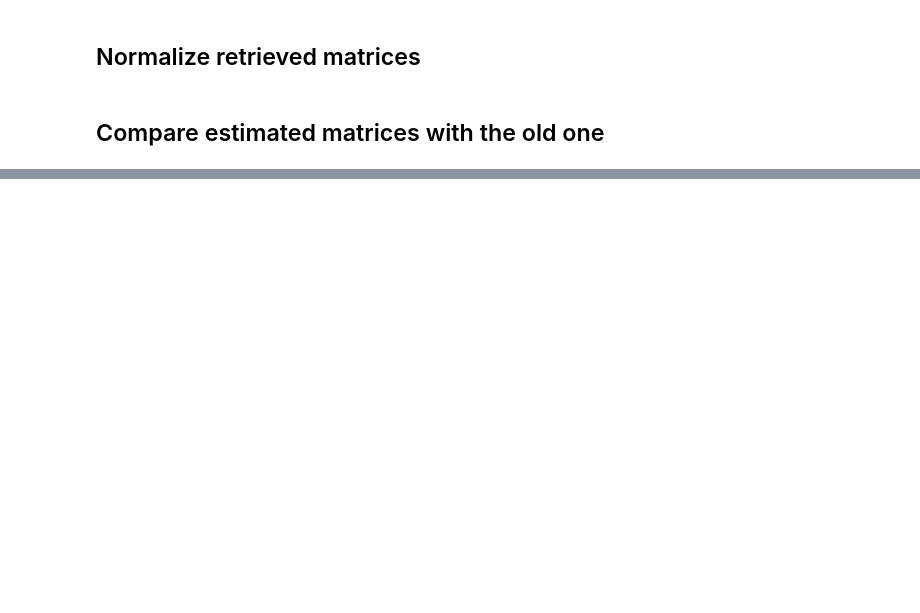
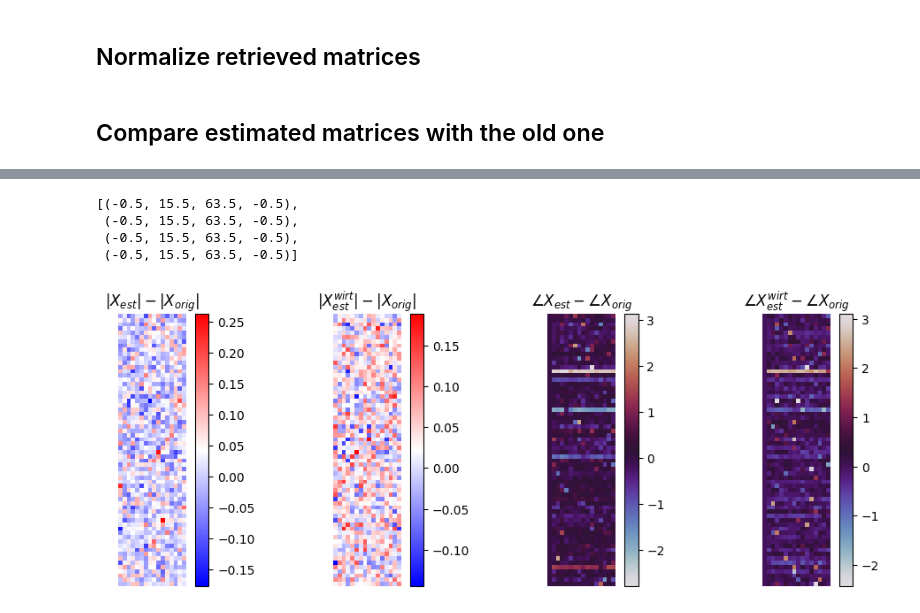
Before and after one commit to jysru/pim_methods, a Jupyter notebook: check_pim_tmr_diffuser.ipynb, the cells around one changed output, grey strips where cells are left out. Cells and saved outputs as stored; diff of their text form; code cells hidden in the pictures; blank space fills up the shorter version.

```diff
--- a/check_pim_tmr_diffuser.ipynb
+++ b/check_pim_tmr_diffuser.ipynb
@@ -75,0 +76,18 @@ pls.append(axs[5].imshow(np.angle(X2.T), cmap="twilight"))
+# %%
+titles = [r"$|X_{est}| - |X_{orig}|$", r"$|X_{est}^{wirt}| - |X_{orig}|$", r"$\angle X_{est} - \angle X_{orig}$", r"$\angle X_{est}^{wirt} - \angle X_{orig}$"]
+pls = []
+
+fig, axs = plt.subplots(1, 4, figsize=(12,4))
+pls.append(axs[0].imshow(np.abs(X1.T) - np.abs(X), cmap="bwr"))
+pls.append(axs[1].imshow(np.abs(X2.T) - np.abs(X), cmap="bwr"))
+pls.append(axs[2].imshow(np.angle(np.exp(1j * (np.angle(X1.T) - np.angle(X)))), cmap="twilight"))
+pls.append(axs[3].imshow(np.angle(np.exp(1j * (np.angle(X2.T) - np.angle(X)))), cmap="twilight"))
+[ plt.colorbar(pls[i], ax=axs[i]) for i in range(len(pls)) ]
+[ axs[i].set_title(titles[i]) for i in range(len(pls)) ]
+[ axs[i].axis('off') for i in range(len(pls)) ]
+# %% [output]
+[(-0.5, 15.5, 63.5, -0.5),
+ (-0.5, 15.5, 63.5, -0.5),
+ (-0.5, 15.5, 63.5, -0.5),
+ (-0.5, 15.5, 63.5, -0.5)]
+[figure, added]
```
Also changed, not shown: parts of 10 cells of this notebook.
